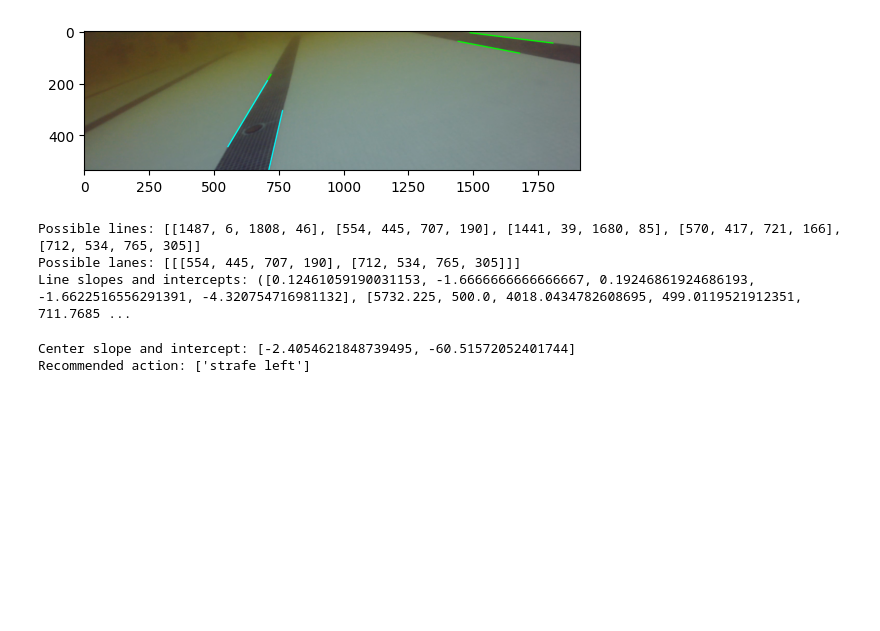
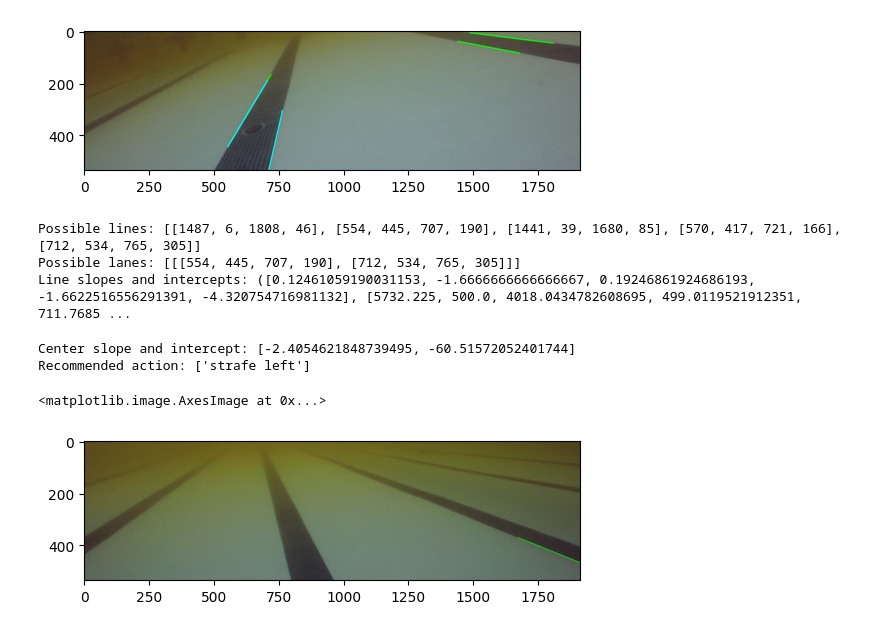
Before and after one commit to TotallyNotAPumpkin/cv-intro, a Jupyter notebook: video_following.ipynb, the cells around one changed output. Cells and saved outputs as stored; diff of their text form; code cells hidden in the pictures; blank space fills up the shorter version.

```diff
--- a/video_following.ipynb
+++ b/video_following.ipynb
@@ -69,6 +69,13 @@ def videoDrawing(vid):
         else:
             lanes = []
         return lane_detection.draw_lanes(againResized, lanes)
+# %%
+vid = cv2.VideoCapture('AUV_Vid.mkv')
+# %%
+plt.imshow(videoDrawing(vid))
+# %% [output]
+<matplotlib.image.AxesImage at 0x...>
+[figure, added]
 # %%
 vid = cv2.VideoCapture('AUV_Vid.mkv')
 plt.imshow(videoDrawing(vid))
```
Also changed, not shown: parts of 2 cells of this notebook, 1 other file.
